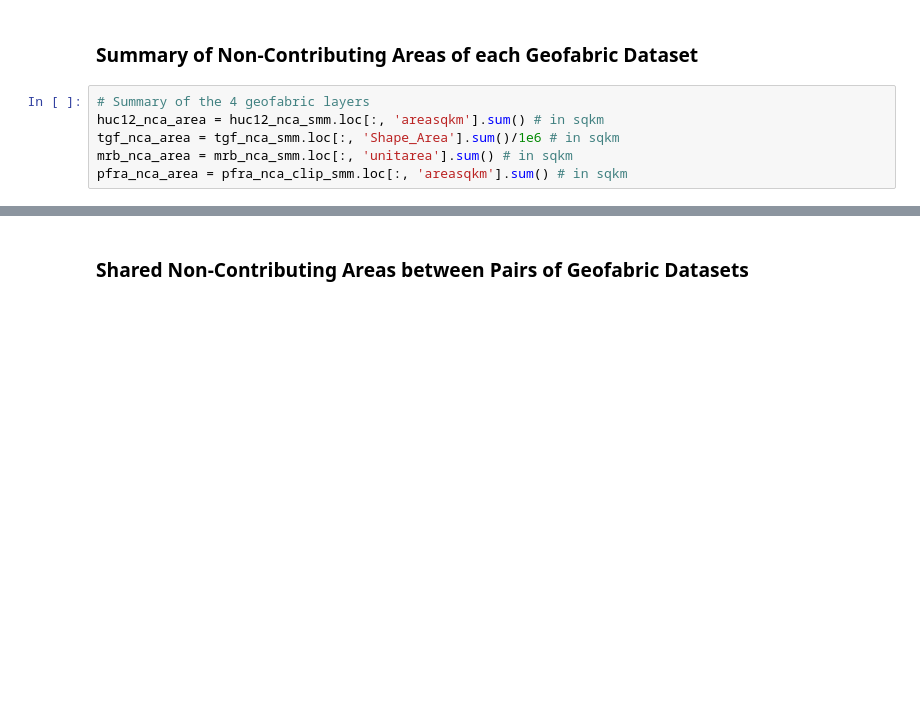
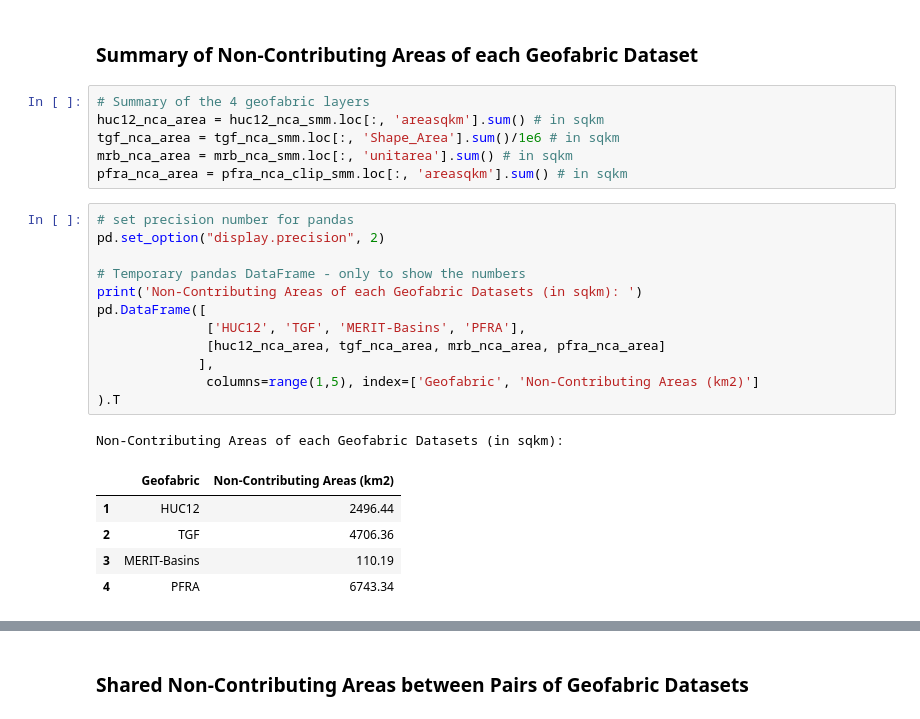
Before and after one commit to kasra-keshavarz/StMaryMilk2023-UofC, a Jupyter notebook: non-contributing_areas/geofabric_analysis.ipynb, the cells around one changed output, grey strips where cells are left out. Cells and saved outputs as stored; diff of their text form; blank space fills up the shorter version.

```diff
--- a/non-contributing_areas/geofabric_analysis.ipynb
+++ b/non-contributing_areas/geofabric_analysis.ipynb
@@ -168,4 +170,23 @@ huc12_nca_area = huc12_nca_smm.loc[:, 'areasqkm'].sum() # in sqkm
 tgf_nca_area = tgf_nca_smm.loc[:, 'Shape_Area'].sum()/1e6 # in sqkm
 mrb_nca_area = mrb_nca_smm.loc[:, 'unitarea'].sum() # in sqkm
 pfra_nca_area = pfra_nca_clip_smm.loc[:, 'areasqkm'].sum() # in sqkm
+# %%
+# set precision number for pandas
+pd.set_option("display.precision", 2)
+
+# Temporary pandas DataFrame - only to show the numbers
+print('Non-Contributing Areas of each Geofabric Datasets (in sqkm): ')
+pd.DataFrame([
+              ['HUC12', 'TGF', 'MERIT-Basins', 'PFRA'],
+              [huc12_nca_area, tgf_nca_area, mrb_nca_area, pfra_nca_area]
+             ],
+              columns=range(1,5), index=['Geofabric', 'Non-Contributing Areas (km2)']
+).T
+# %% [output]
+Non-Contributing Areas of each Geofabric Datasets (in sqkm):
+|  | Geofabric | Non-Contributing Areas (km2) |
+| 1 | HUC12 | 2496.44 |
+| 2 | TGF | 4706.36 |
+| 3 | MERIT-Basins | 110.19 |
+| 4 | PFRA | 6743.34 |
 # %% [markdown]
```
Also changed, not shown: parts of 11 cells of this notebook.
